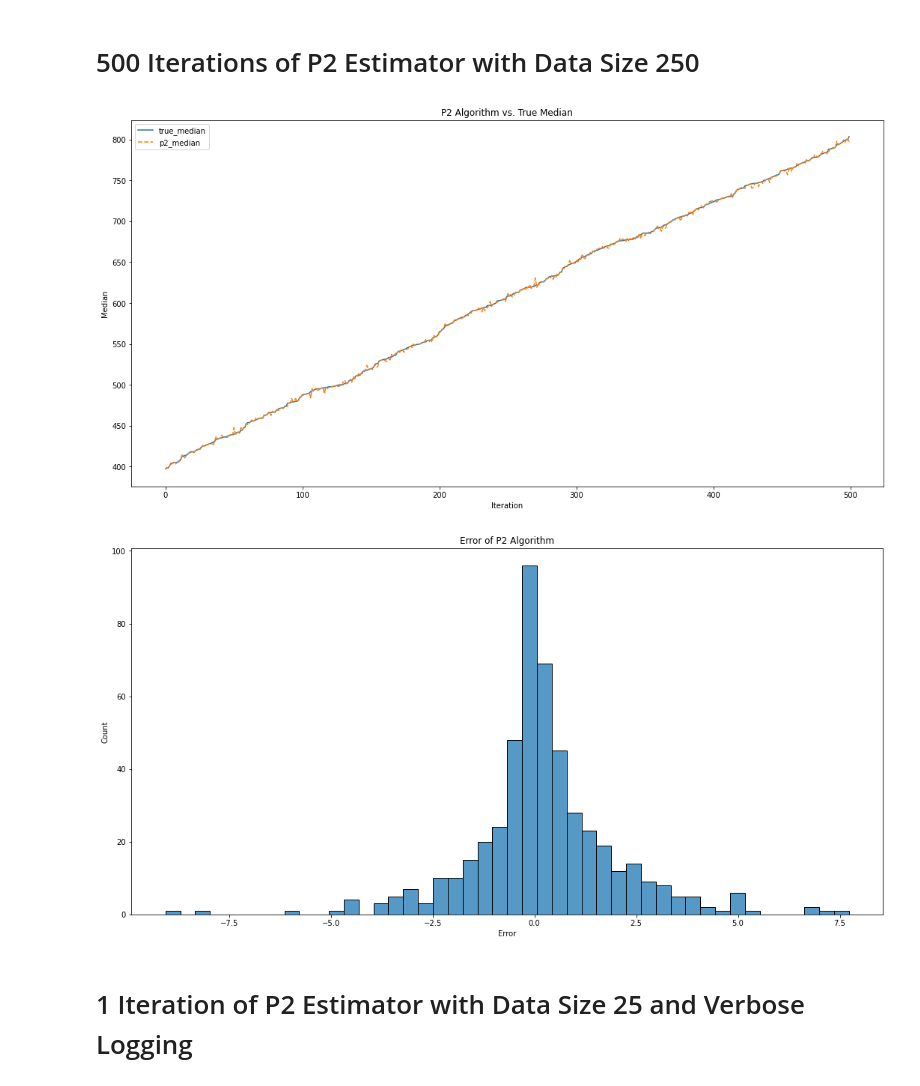
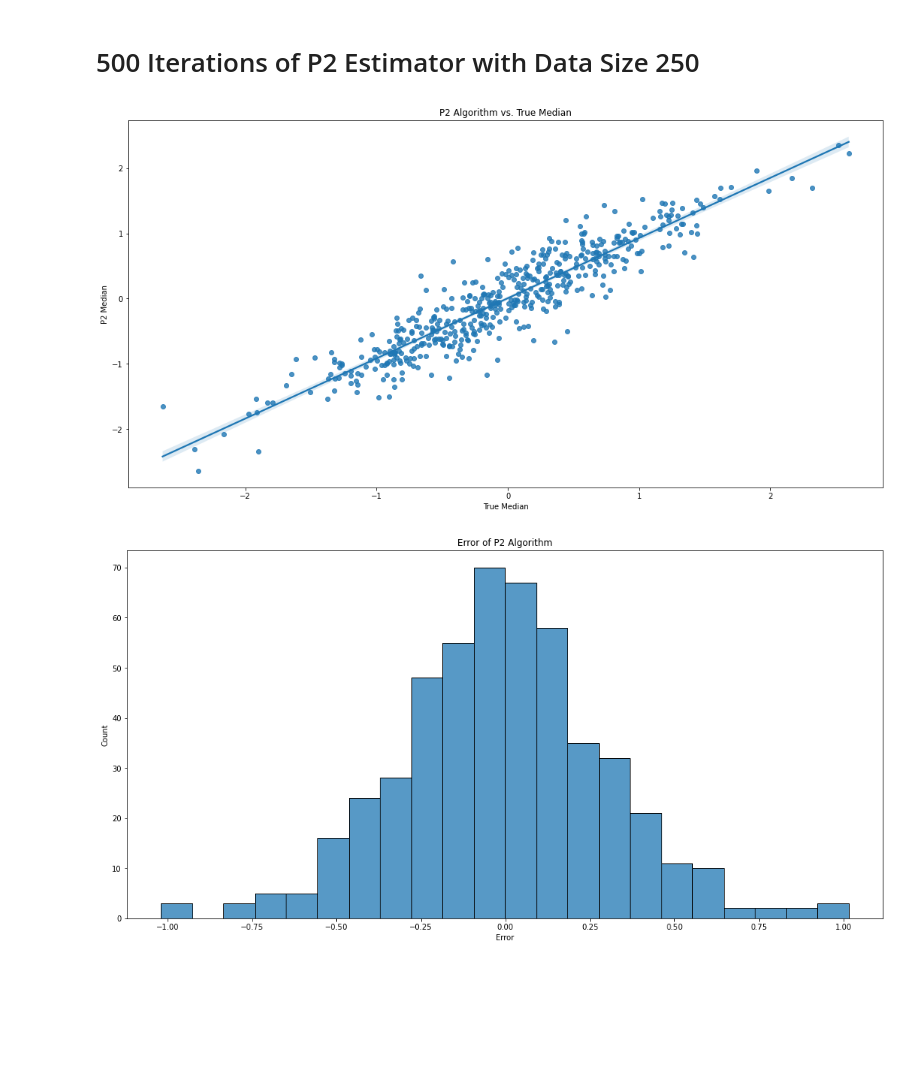
Before and after one commit to ibrahimdirar/Quantile-Calculator-Without-Storing-Observations, a Jupyter notebook: p2_quantile.ipynb, the cells around one changed output. Cells and saved outputs as stored; diff of their text form; code cells hidden in the pictures; blank space fills up the shorter version.

Commit message:
Changes to plots

```diff
--- a/p2_quantile.ipynb
+++ b/p2_quantile.ipynb
@@ -10,9 +10,9 @@ class P2Algorithm:
         # marker heights
         self.q = []
         # marker positions
-        self.n = [1, 2, 3, 4, 5]
+        self.n = list(range(5))
         # initial desired positions
-        self.n_prime = [1, 2, 3, 4, 5]
+        self.n_prime = list(range(5))
 
     def observe(self, value):
         # sort the first five observations and use them to set marker heights
@@ -43,9 +43,9 @@ class P2Algorithm:
             self.logger.info(f"Marker position after observation: {self.n}")
 
         # update desired positions for all markers
-        self.n_prime[1] = (self.count - 1) * self.p / 2 + 1
-        self.n_prime[2] = (self.count - 1) * self.p + 1
-        self.n_prime[3] = (self.count - 1) * (1 + self.p) / 2 + 1
+        self.n_prime[1] = (self.count) * self.p / 2
+        self.n_prime[2] = (self.count) * self.p
+        self.n_prime[3] = (self.count) * (1 + self.p) / 2
         self.n_prime[4] = self.count
 
         if self.logger:
@@ -103,56 +103,60 @@ class P2Algorithm:
     def quantile(self):
         return self.q[2]
 # %%
-import random
 import sys
 import pandas as pd
 import seaborn as sns
 from matplotlib import pyplot as plt
 import logging
 import numpy as np
+from functools import partial
 
-def main(data_size, iterations, p=0.5, verbose=False):
+flag = False
+
+def main(iterations, p=0.5, distribution=partial(np.random.normal, size=100), verbose=False):
     # set up logging
+    global flag
     if verbose:
         logger = logging.getLogger("P2")
-        logger.addHandler(logging.StreamHandler(stream=sys.stdout))
+        if flag:
+            logger.addHandler(logging.StreamHandler(stream=sys.stdout))
+            flag = False
         logger.setLevel(logging.DEBUG)
     else:
         logger = None
 
     true_medians = []
     p2_medians = []
+    all_observations = []
 
     for _ in range(iterations):
         p2 = P2Algorithm(p, logger=logger)
-
-        mean = random.randint(400, 800)
-        std = random.randint(1, 100)
-        data = np.random.normal(mean, std, data_size)
-
+        data = distribution()
         for value in data:
             p2.observe(value)
+        all_observations += [data]
+
 
         true_medians += [np.median(data)]
         p2_medians += [p2.quantile]
 
-    return true_medians, p2_medians
+    return true_medians, p2_medians, all_observations
 # %% [markdown]
 # 500 Iterations of P2 Estimator with Data Size 250
 # %%
-true_medians, p2_medians = main(data_size=250, iterations=500, verbose=False)
+distribution = partial(np.random.normal, loc=0, scale=10, size=250)
+
+true_medians, p2_medians, observations = main(iterations=500, distribution=distribution, verbose=False)
+
 results = pd.DataFrame({"true_median": true_medians, "p2_median": p2_medians})
-# sorting results just to make the plot look nicer
-results = results.sort_values(by="true_median").reset_index(drop=True)
 plt.figure(figsize=(18, 9))
-sns.lineplot(data=results).set(title="P2 Algorithm vs. True Median", xlabel="Iteration", ylabel="Median")
+sns.regplot(x="true_median", y="p2_median", data=results).set(title="P2 Algorithm vs. True Median", xlabel="True Median", ylabel="P2 Median")
 
 error = results["true_median"] - results["p2_median"]
 plt.figure(figsize=(18, 9))
 sns.histplot(data=error).set(title="Error of P2 Algorithm", xlabel="Error", ylabel="Count")
+
 plt.show()
 # %% [output]
-[figure, old version]
+[figure, new version]
-[figure, old version]
+[figure, new version]
-# %% [markdown]
-# 1 Iteration of P2 Estimator with Data Size 25 and Verbose Logging
```
Also changed, not shown: parts of 3 cells of this notebook.
